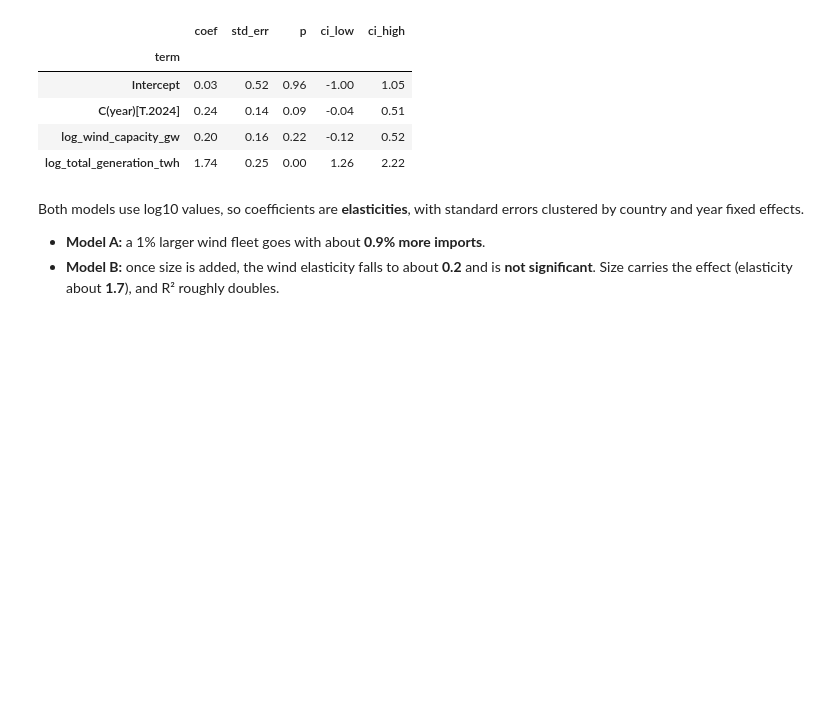
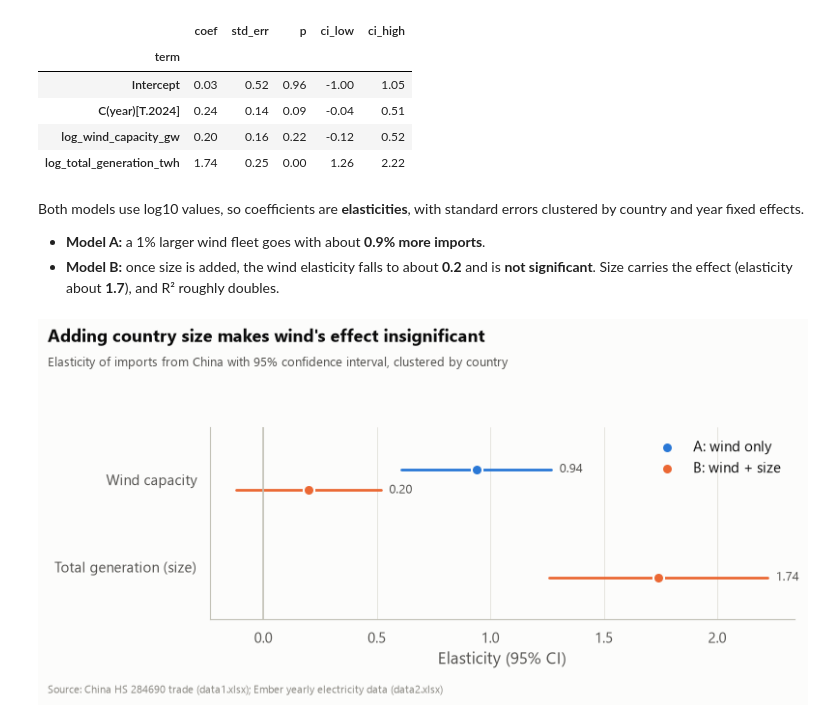
Before and after one commit to bolorbud-gif/business-analytics-portfolio, a Jupyter notebook: notebooks/02_eda_analysis.ipynb, the cells around one changed output. Saved outputs shown, nothing was run; the diff lists cells and outputs as text; code cells hidden in the pictures; blank space fills up the shorter version.

```diff
--- a/notebooks/02_eda_analysis.ipynb
+++ b/notebooks/02_eda_analysis.ipynb
@@ -257,3 +283,12 @@ country and year fixed effects.
 - **Model A:** a 1% larger wind fleet goes with about **0.9% more imports**.
 - **Model B:** once size is added, the wind elasticity falls to about **0.2** and is **not significant**.
   Size carries the effect (elasticity about **1.7**), and R² roughly doubles.
+# %%
+fig = ch.coefficient_plot(
+    {"A: wind only": st.tidy_coefficients(wind_only), "B: wind + size": st.tidy_coefficients(with_size)},
+    {"log_wind_capacity_gw": "Wind capacity", "log_total_generation_twh": "Total generation (size)"},
+    "Adding country size makes wind's effect insignificant",
+    "Elasticity of imports from China with 95% confidence interval, clustered by country", SOURCE)
+show(fig, "09_elasticities")
+# %% [output]
+[figure, added]
```
Also changed, not shown: parts of 20 cells of this notebook, 21 other files.
